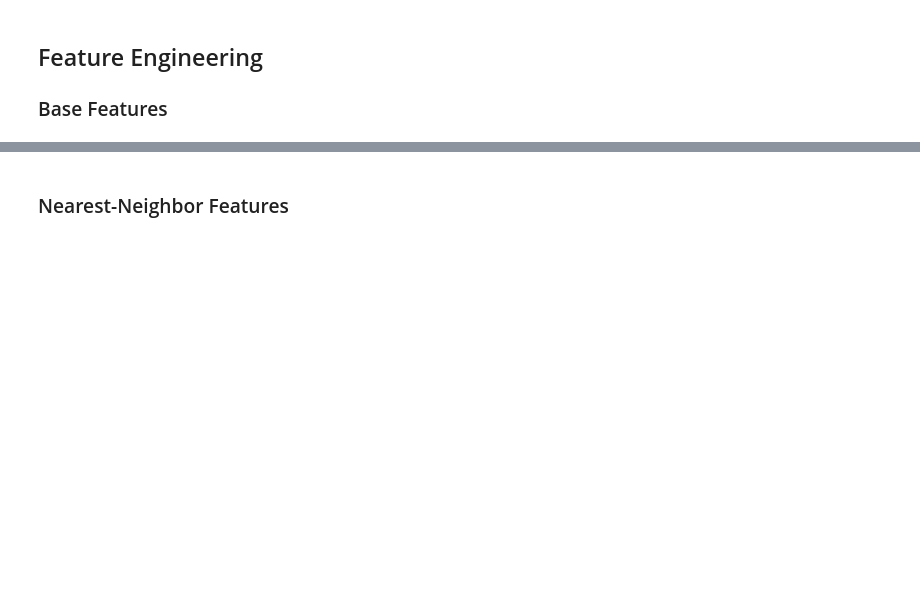
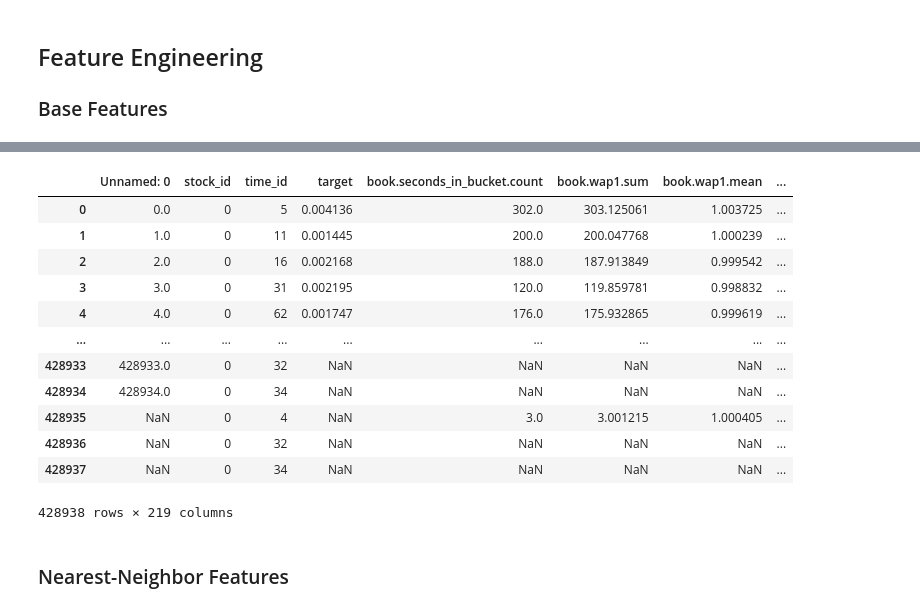
Before and after one commit to guyuuuuu/optiver, a Jupyter notebook: 1st solution/public-2nd-place-solution.ipynb, the cells around one changed output, grey strips where cells are left out. Saved outputs shown, nothing was run; the diff lists cells and outputs as text; code cells hidden in the pictures; blank space fills up the shorter version.

```diff
--- a/1st solution/public-2nd-place-solution.ipynb
+++ b/1st solution/public-2nd-place-solution.ipynb
@@ -307,3 +313,21 @@ df = pd.concat([df, test_df.drop('row_id', axis=1)]).reset_index(drop=True)
+# %%
+df = pd.read_csv('feature_v1.csv')
+# %%
+df
+# %% [output]
+|  | Unnamed: 0 | stock_id | time_id | target | book.seconds_in_bucket.count | book.wap1.sum | book.wap1.mean | ... |
+| 0 | 0.0 | 0 | 5 | 0.004136 | 302.0 | 303.125061 | 1.003725 | ... |
+| 1 | 1.0 | 0 | 11 | 0.001445 | 200.0 | 200.047768 | 1.000239 | ... |
+| 2 | 2.0 | 0 | 16 | 0.002168 | 188.0 | 187.913849 | 0.999542 | ... |
+| 3 | 3.0 | 0 | 31 | 0.002195 | 120.0 | 119.859781 | 0.998832 | ... |
+| 4 | 4.0 | 0 | 62 | 0.001747 | 176.0 | 175.932865 | 0.999619 | ... |
+| ... | ... | ... | ... | ... | ... | ... | ... | ... |
+| 428933 | 428933.0 | 0 | 32 | NaN | NaN | NaN | NaN | ... |
+| 428934 | 428934.0 | 0 | 34 | NaN | NaN | NaN | NaN | ... |
+| 428935 | NaN | 0 | 4 | NaN | 3.0 | 3.001215 | 1.000405 | ... |
+| 428936 | NaN | 0 | 32 | NaN | NaN | NaN | NaN | ... |
+| 428937 | NaN | 0 | 34 | NaN | NaN | NaN | NaN | ... |
+428938 rows × 219 columns
 # %% [markdown]
 ### Nearest-Neighbor Features
 # %%
```
Also changed, not shown: parts of 2 cells of this notebook, 4 other files.
